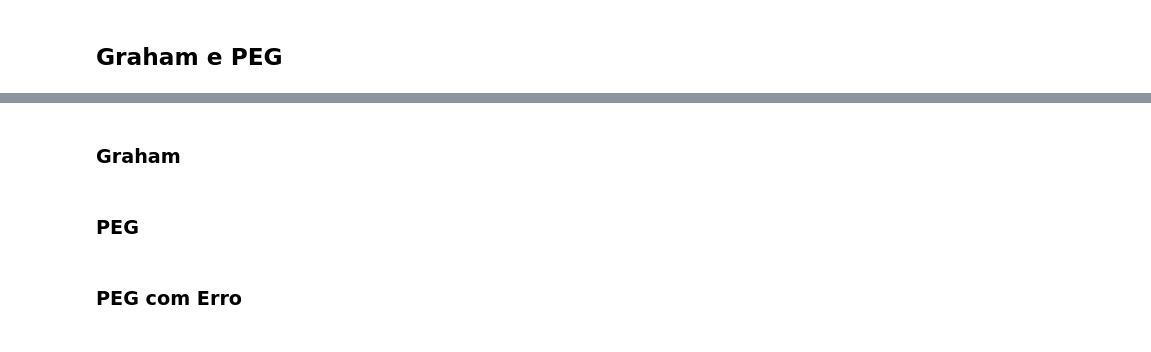
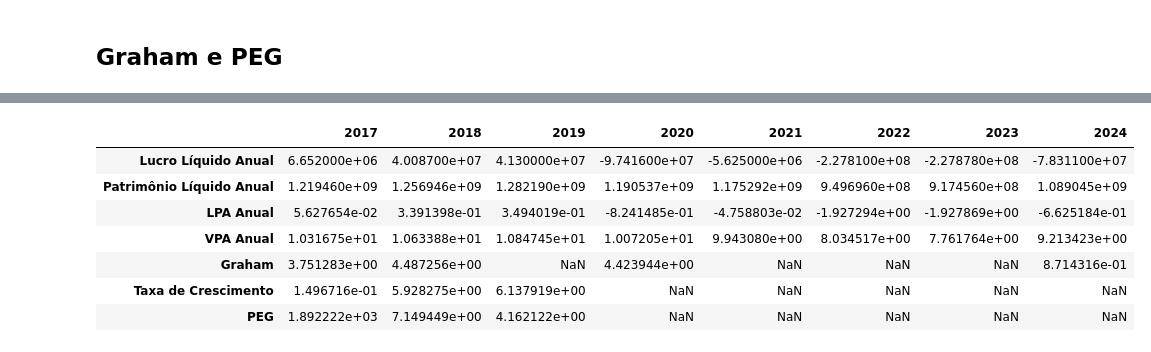
Before and after one commit to Cabral-JV/TCC, a Jupyter notebook: Data_frame/Data.ipynb, the cells around one changed output, grey strips where cells are left out. Drawn from its saved outputs; the diff is of its cells as text; code cells hidden in the pictures.

```diff
--- a/Data_frame/Data.ipynb
+++ b/Data_frame/Data.ipynb
@@ -1673,4 +1445,11 @@ print(f"Empresas com falha: {falhas}")
 # %%
-dicionario_peg_graham["AALR3"]
+dicionario_anual["AALR3"]
+# %% [output]
+|  | 2017 | 2018 | 2019 | 2020 | 2021 | 2022 | 2023 | 2024 |
+| Lucro Líquido Anual | 6.652000e+06 | 4.008700e+07 | 4.130000e+07 | -9.741600e+07 | -5.625000e+06 | -2.278100e+08 | -2.278780e+08 | -7.831100e+07 |
+| Patrimônio Líquido Anual | 1.219460e+09 | 1.256946e+09 | 1.282190e+09 | 1.190537e+09 | 1.175292e+09 | 9.496960e+08 | 9.174560e+08 | 1.089045e+09 |
+| LPA Anual | 5.627654e-02 | 3.391398e-01 | 3.494019e-01 | -8.241485e-01 | -4.758803e-02 | -1.927294e+00 | -1.927869e+00 | -6.625184e-01 |
+| VPA Anual | 1.031675e+01 | 1.063388e+01 | 1.084745e+01 | 1.007205e+01 | 9.943080e+00 | 8.034517e+00 | 7.761764e+00 | 9.213423e+00 |
+| Graham | 3.751283e+00 | 4.487256e+00 | NaN | 4.423944e+00 | NaN | NaN | NaN | 8.714316e-01 |
+| Taxa de Crescimento | 1.496716e-01 | 5.928275e+00 | 6.137919e+00 | NaN | NaN | NaN | NaN | NaN |
+| PEG | 1.892222e+03 | 7.149449e+00 | 4.162122e+00 | NaN | NaN | NaN | NaN | NaN |
-# %% [markdown]
-### Graham
@@ -1795,4 +1455,0 @@ dicionario_de_graham["PETR4"]
-# %% [markdown]
-### PEG
-# %% [markdown]
-### PEG com Erro
```
Also changed, not shown: parts of 12 cells of this notebook.
